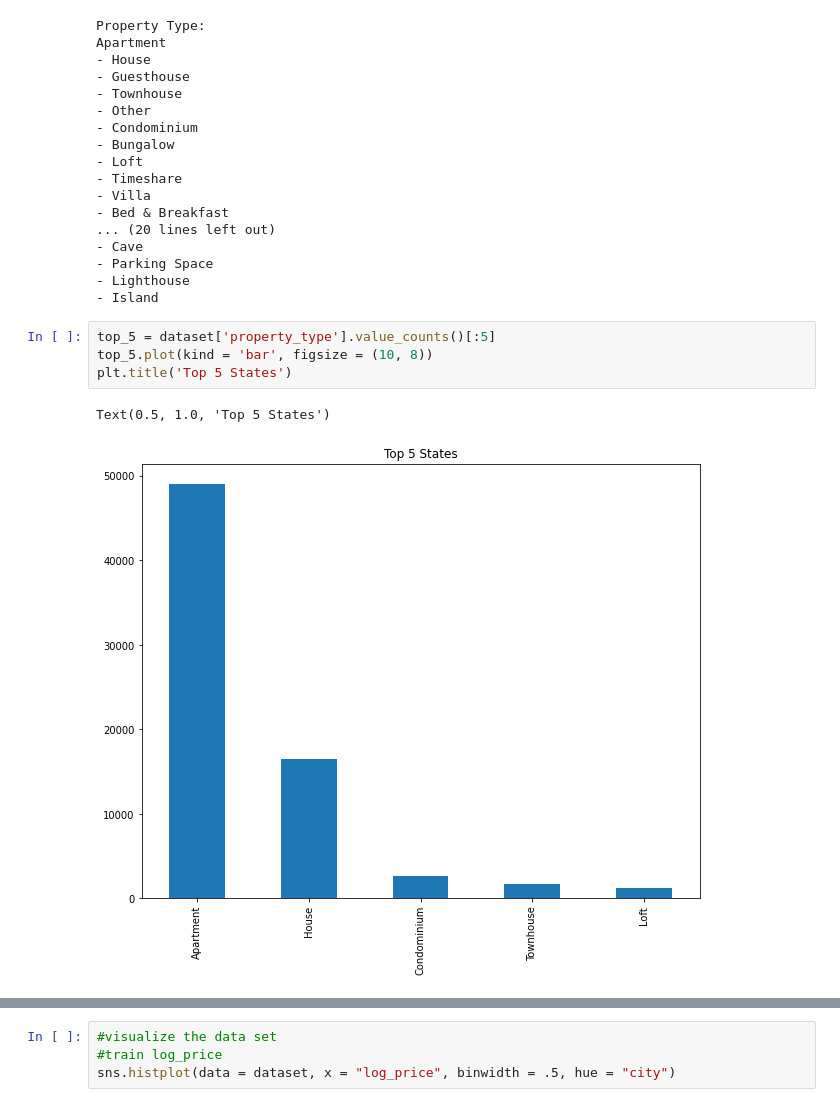
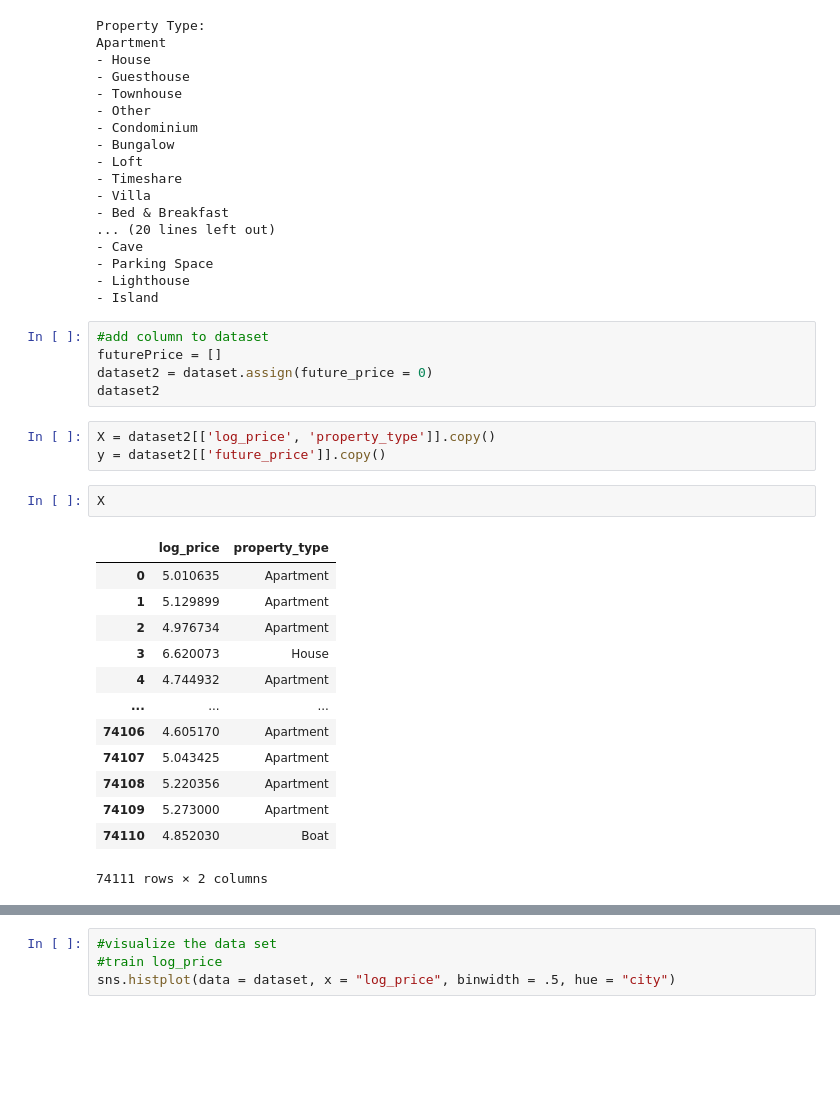
Before and after one commit to Darkling-01/Airbnb-Machine-Learning, a Jupyter notebook: Project_1.ipynb, the cells around one changed output, grey strips where cells are left out. Saved outputs shown, nothing was run; the diff lists cells and outputs as text; blank space fills up the shorter version.

```diff
--- a/Project_1.ipynb
+++ b/Project_1.ipynb
@@ -70,10 +76,27 @@ Apartment
 - Parking Space
 - Lighthouse
 - Island
-# %%
-top_5 = dataset['property_type'].value_counts()[:5]
-top_5.plot(kind = 'bar', figsize = (10, 8))
-plt.title('Top 5 States')
-# %% [output]
-Text(0.5, 1.0, 'Top 5 States')
-[figure, removed]
+# %%
+#add column to dataset
+futurePrice = []
+dataset2 = dataset.assign(future_price = 0)
+dataset2
+# %%
+X = dataset2[['log_price', 'property_type']].copy()
+y = dataset2[['future_price']].copy()
+# %%
+X
+# %% [output]
+|  | log_price | property_type |
+| 0 | 5.010635 | Apartment |
+| 1 | 5.129899 | Apartment |
+| 2 | 4.976734 | Apartment |
+| 3 | 6.620073 | House |
+| 4 | 4.744932 | Apartment |
+| ... | ... | ... |
+| 74106 | 4.605170 | Apartment |
+| 74107 | 5.043425 | Apartment |
+| 74108 | 5.220356 | Apartment |
+| 74109 | 5.273000 | Apartment |
+| 74110 | 4.852030 | Boat |
+74111 rows × 2 columns
```
Also changed, not shown: parts of 2 cells of this notebook.
